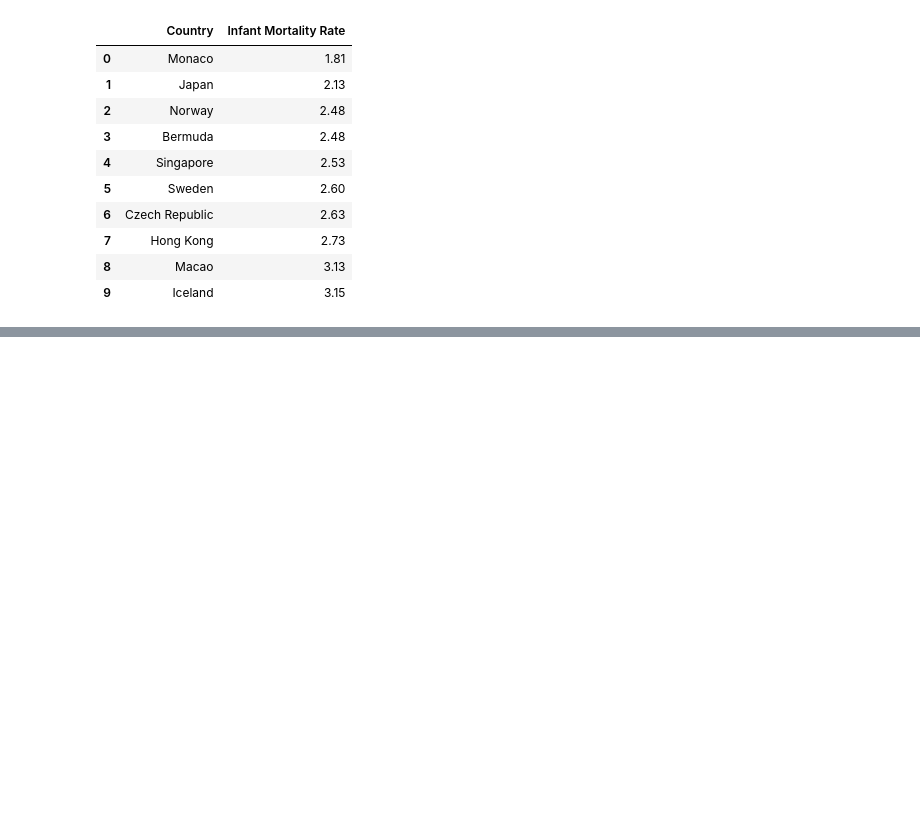
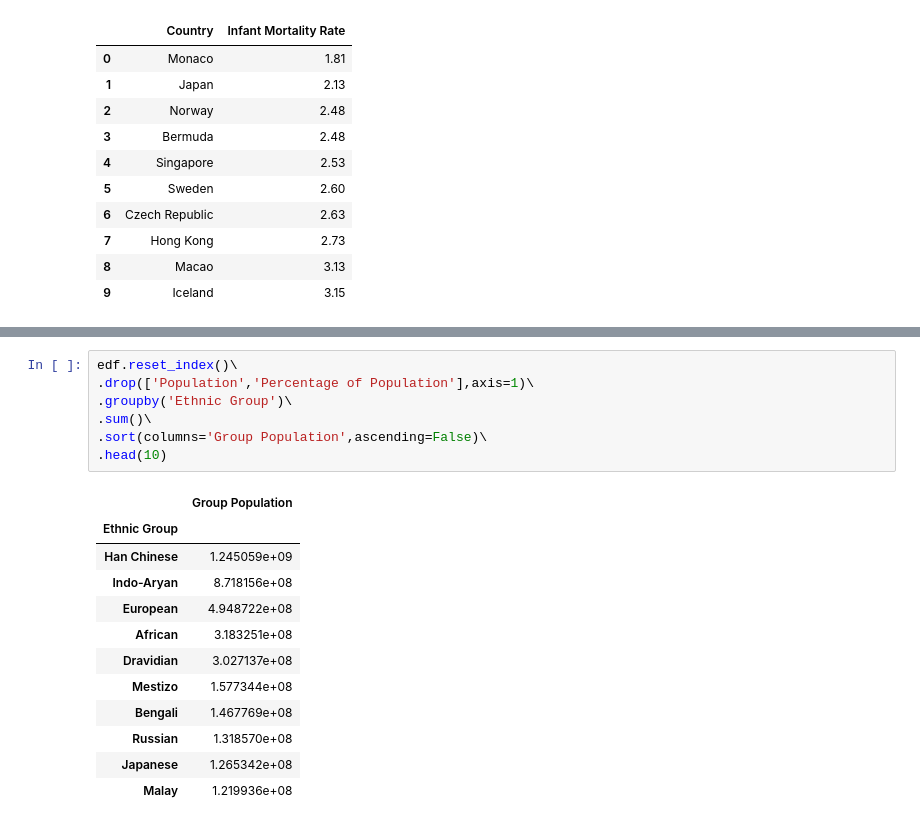
Before and after one commit to ch0ndawg/springboard, a Jupyter notebook: data_wrangling_xml/sliderule_dsi_xml_exercise.ipynb, the cells around one changed output, grey strips where cells are left out. Drawn from its saved outputs; the diff is of its cells as text; blank space fills up the shorter version.

```diff
--- a/data_wrangling_xml/sliderule_dsi_xml_exercise.ipynb
+++ b/data_wrangling_xml/sliderule_dsi_xml_exercise.ipynb
@@ -183,0 +223,20 @@ pd.DataFrame(map(lambda tup: (tup[0],tup[1],\
+# %%
+edf.reset_index()\
+.drop(['Population','Percentage of Population'],axis=1)\
+.groupby('Ethnic Group')\
+.sum()\
+.sort(columns='Group Population',ascending=False)\
+.head(10)
+# %% [output]
+|  | Group Population |
+| Ethnic Group |  |
+| Han Chinese | 1.245059e+09 |
+| Indo-Aryan | 8.718156e+08 |
+| European | 4.948722e+08 |
+| African | 3.183251e+08 |
+| Dravidian | 3.027137e+08 |
+| Mestizo | 1.577344e+08 |
+| Bengali | 1.467769e+08 |
+| Russian | 1.318570e+08 |
+| Japanese | 1.265342e+08 |
+| Malay | 1.219936e+08 |
```
Also changed, not shown: parts of 6 cells of this notebook.
